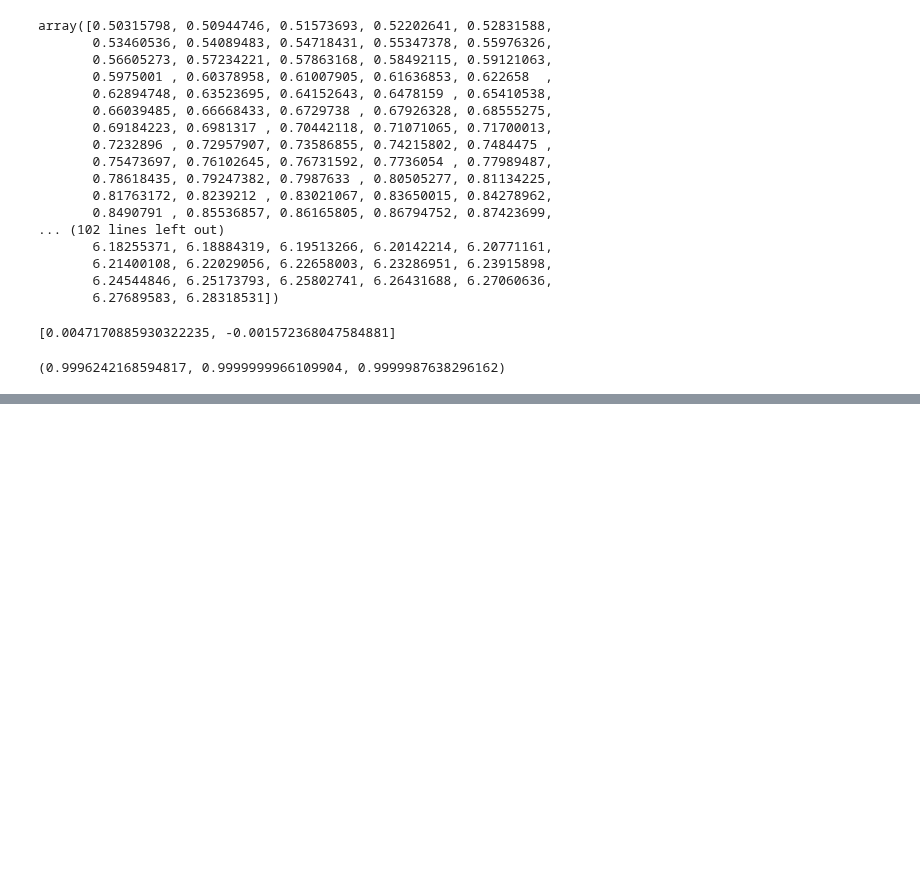
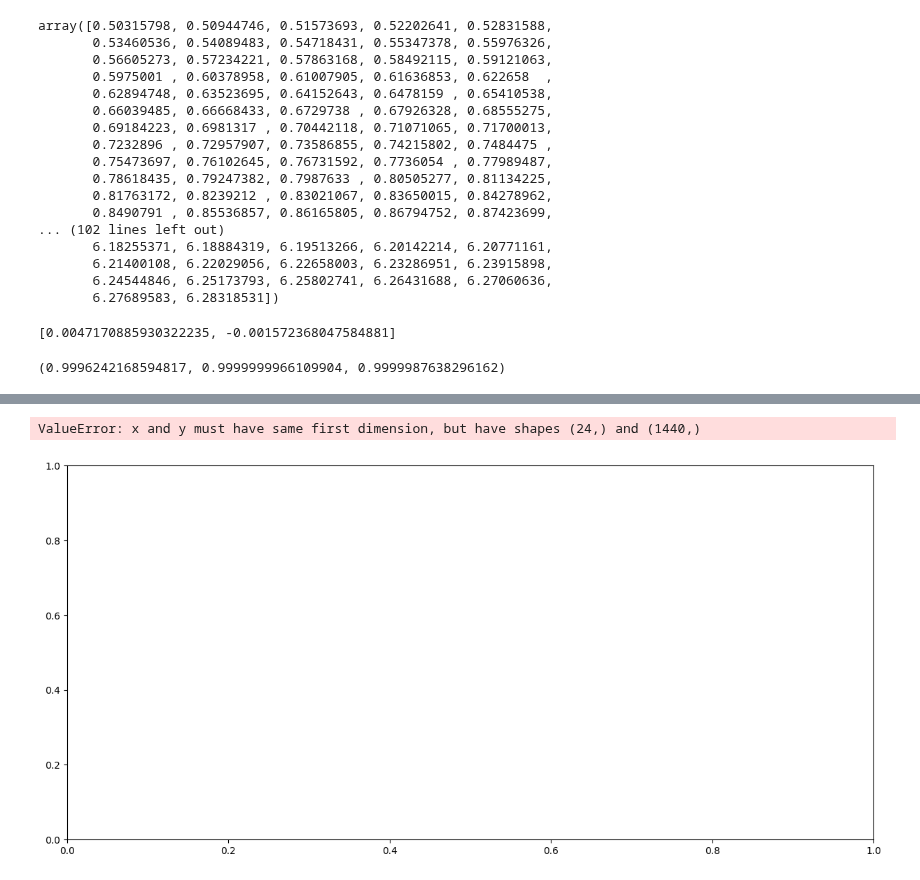
Before and after one commit to Lizette-N/solar-project, a Jupyter notebook: Projekt.ipynb, the cells around one changed output, grey strips where cells are left out. Saved outputs shown, nothing was run; the diff lists cells and outputs as text; code cells hidden in the pictures; blank space fills up the shorter version.

```diff
--- a/Projekt.ipynb
+++ b/Projekt.ipynb
@@ -102,3 +102,56 @@ find0Points(f)
 np.cos(np.deg2rad(np.pi/2)), np.cos(np.deg2rad(0.0047170885930322235)), np.cos(-0.001572368047584881)
 # %% [output]
 (0.9996242168594817, 0.9999999966109904, 0.9999987638296162)
+# %%
+
+import matplotlib.pyplot as plt
+import pandas as pd
+import numpy as np
+import pvlib
+from pvlib.location import Location
+import sympy as sm
+
+tidszone = "Europe/Copenhagen"
+start_dato = "2024-04-01"
+slut_dato = "2024-04-30"
+delta_tid = "H"  # "Min", "H",
+
+# Definition of Location object. Coordinates and elevation of Amager, Copenhagen (Denmark)
+site = Location(
+    55.7861111111, 12.5230555556, tidszone, 10, "DTU (DK)"
+)  # latitude, longitude, time_zone, altitude, name
+
+# Definition of a time range of simulation
+times = pd.date_range(
+    start_dato + " 00:00:00", slut_dato + " 23:59:00",
+    inclusive="left", freq=delta_tid, tz=tidszone
+)
+
+# Estimate Solar Position with the 'Location' object
+solpos = site.get_solarposition(times)
+
+# Visualize the resulting DataFrame
+solpos.head()
+
+valgt_dato = "2024-04-20"
+## Max elevation
+elevangs = (solpos.loc[valgt_dato].apparent_elevation)
+for i in range(0,len(elevangs)):
+    if (elevangs.iloc[i] == elevangs.max()):
+        print("time",solpos.loc[valgt_dato].index[i],"elev:",elevangs.iloc[i])
+
+import numpy as np
+from sympy import *
+import matplotlib.pyplot as plt
+figurstr = (15, 7)
+
+t = [1,2,3,4,5,6,7,8,9,10,11,12,13,14,15,16,17,18,19,20,21,22,23,24]
+f = elevangs
+
+plt.figure(figsize=figurstr)
+plt.plot(t, f, color='b', linestyle='-')
+plt.title(valgt_dato)
+plt.xlabel('time (Hours)')
+plt.ylabel('Elevation of Sun')
+plt.show()
+# %% [output]
@@ -104,0 +159,2 @@ np.cos(np.deg2rad(np.pi/2)), np.cos(np.deg2rad(0.0047170885930322235)), np.cos(-
+ValueError: x and y must have same first dimension, but have shapes (24,) and (1440,)
+[figure, added]
```
Also changed, not shown: parts of 1 cell of this notebook, 1 other file.
